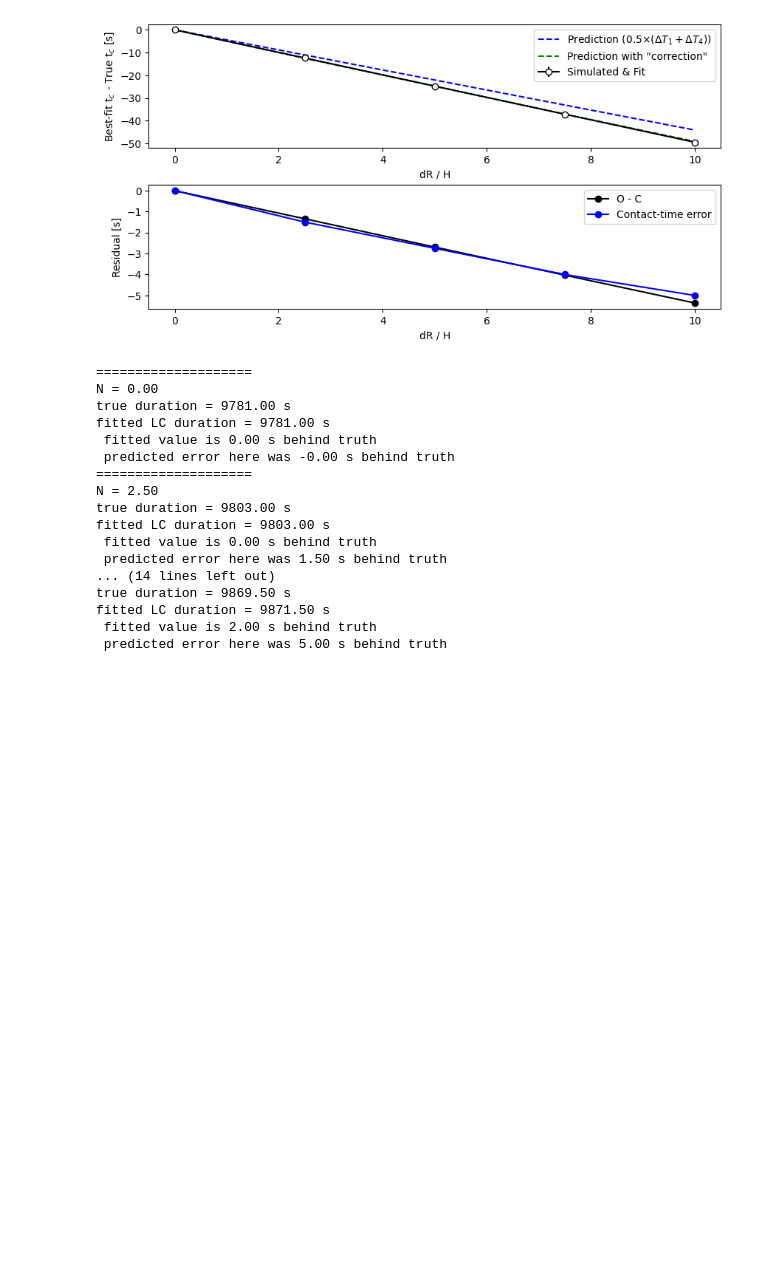
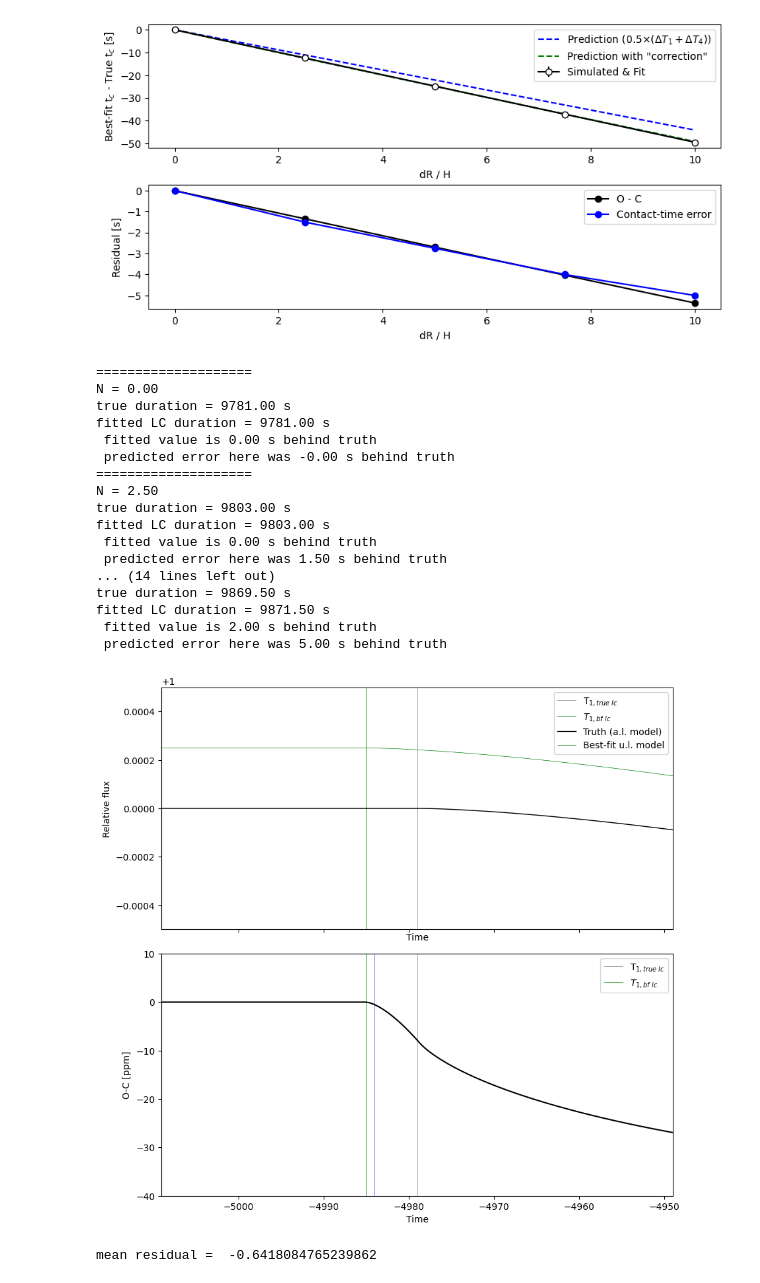
Before and after one commit to mm-murphy/MimickingAsymmetries, a Jupyter notebook: Compare Numerical to Analytic.ipynb, the cells around one changed output. Cells and saved outputs as stored; diff of their text form; code cells hidden in the pictures; blank space fills up the shorter version.

```diff
--- a/Compare Numerical to Analytic.ipynb
+++ b/Compare Numerical to Analytic.ipynb
@@ -208,0 +214,34 @@ fitted LC duration = 9871.50 s
+# %%
+fig, ax = plt.subplots(figsize=(10,10), nrows=2, sharex=True)
+plt.subplots_adjust(hspace=0.1)
+day_to_second = 24.*60.*60.
+iLC = 4
+this_T1 = T1_fromtrueLCs[iLC]*day_to_second
+this_bfT1 = T1_frombfLCs[iLC]*day_to_second
+ws = 30.
+
+
+ax[0].axvline(this_T1, c='gray', lw=0.5, label=r'T$_{1, true~lc}$')
+ax[0].axvline(this_bfT1, c='green', lw=0.5, label=r'$T_{1, bf~lc}$')
+#ax[0].axvline(this_T1-6.0, c='blue', lw=0.5)
+ax[0].plot(w39_time*day_to_second, w39_true_lightcurves[iLC,:], lw=1, c='black', label='Truth (a.l. model)')
+ax[0].plot(w39_time*day_to_second, w39_bestfit_lightcurves[iLC,:]+0.00025, lw=0.5, c='green', label='Best-fit u.l. model')
+ax[0].set(ylabel='Relative flux', xlabel='Time')
+ax[0].legend(loc='best')
+
+bf_min_true =  (w39_bestfit_lightcurves[iLC,:] - w39_true_lightcurves[iLC,:])*1.e6
+ax[1].axvline(this_T1, c='gray', lw=0.5, label=r'T$_{1, true~lc}$')
+ax[1].axvline(this_bfT1, c='green', lw=0.5, label=r'$T_{1, bf~lc}$')
+ax[1].axvline(this_T1-5.0, c='blue', lw=0.5)
+ax[1].plot(w39_time*day_to_second, bf_min_true, c='black')
+ax[1].set(ylabel='O-C [ppm]', xlabel='Time')
+ax[1].legend(loc='best')
+
+ax[0].set(ylim=(0.9995, 1.0005))
+ax[1].set(xlim=(this_T1-ws, this_T1+ws), ylim=(-40,10))
+plt.show()
+
+print('mean residual = ', np.mean(bf_min_true))
+# %% [output]
+[figure, added]
+mean residual =  -0.6418084765239862
```
Also changed, not shown: parts of 2 cells of this notebook.
